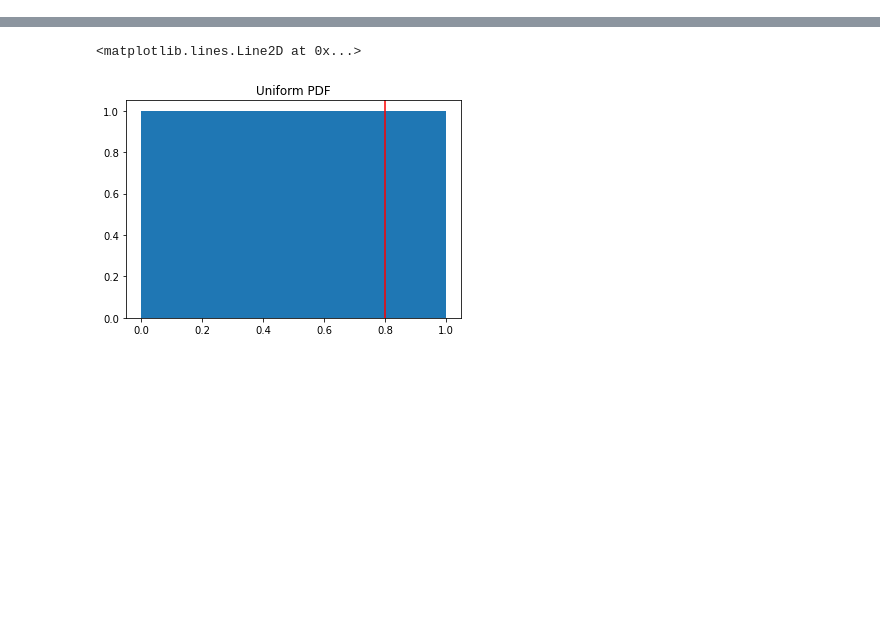
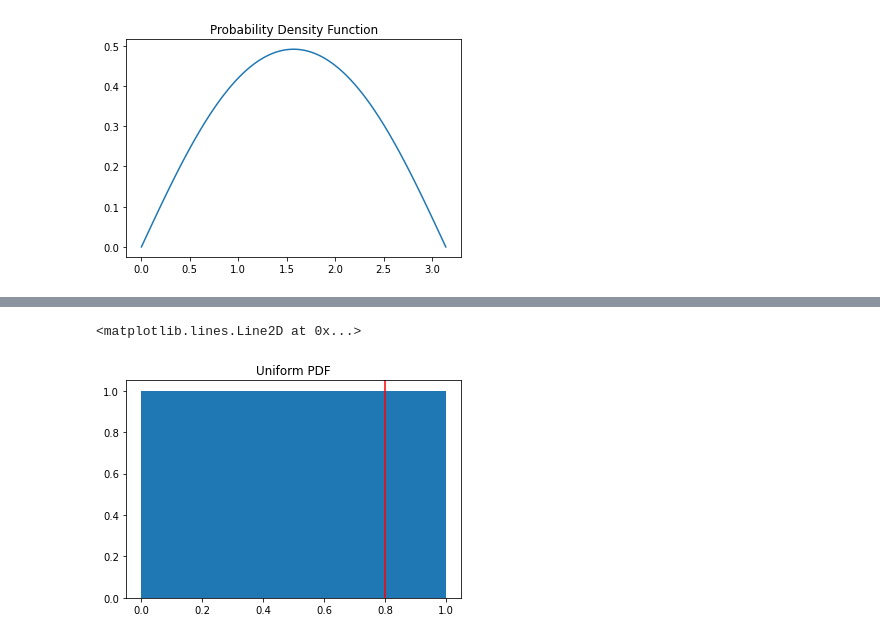
Before and after one commit to jjackson1994/Muon_Project, a Jupyter notebook: Daniels Part 4.ipynb, the cells around one changed output, grey strips where cells are left out. Drawn from its saved outputs; the diff is of its cells as text; code cells hidden in the pictures; blank space fills up the shorter version.

Commit message:
First complete draft of part 4. Small update on thetagen2 that allows you to put in whatever energy 's' required

```diff
--- a/Daniels Part 4.ipynb
+++ b/Daniels Part 4.ipynb
@@ -95,0 +100,82 @@ SciPy has a function for inerpolation called interpl1d and this will be used to
+# %%
+#The functions use eachother and the constants. It is advisable to paste the whole cell into your code, or save it as .py and import it in.
+
+import matplotlib.pyplot as plt
+import numpy as np
+import math
+from scipy.interpolate import interp1d
+import numpy.random as npr
+import axispi as axp
+
+#conversion factor
+#con1 = 2.56819e-3 #MeV−2,  (DCS MeV-2)/con1 = DCS barns
+#----------constants-------------
+e = 1.6e-19
+#Electron and Muon mass squared
+mu2 = 105.658**2 #Mev^2
+me2 = 0.5110**2 #Mev^2
+S = 4*mu2 + 5000 #5000MeV^2 over threshold energy
+#---------------------------------
+
+def ab(s):
+    #more constants to simplify calculation
+    ce = 1-(4*me2/s)
+    cu = 1-(4*mu2/s)
+    c1 = e**4/(64 * math.pi**2 * s)
+    c2 = c1 * cu**(1/2) * ce**(-1/2)
+
+    a = c2 * (1+(4/s)*(me2+mu2))
+    b = c2 * (1-(4*mu2/s)) * (1-(4*me2/s))
+    return a, b
+
+#differential cross section
+def dcs(theta,s):#theta - ejection angle #s - CoM energy squared
+    a,b = ab(s)
+    return a+b*math.cos(theta)**2
+
+#total cross section
+def sigma(s):#s - CoM energy squared
+    a,b = ab(s)
+    return (4*math.pi/3)*(3*a + b)
+
+#############################################################################
+
+#probability density function, PDF of ejection angles
+def pdf(theta,s):#theta - ejection angle #s - CoM energy squared
+    a,b = ab(s)
+    sig = sigma(s)
+    DCS = dcs(theta,s)
+    return (2*math.pi*math.sin(theta)/sig)*DCS
+
+#Cumulitive Density Function. Probability a THETA sampled is less than theta in the function.
+def cdf(theta,s):
+    a,b = ab(s)
+    sig = sigma(s)
+    return (2*math.pi/sig)*((-math.cos(theta)*(3*a+b*math.cos(theta)**2)*1/3)+ a)
+
+#Theta Generation, Sampling from the PDF, Using Inverse CDF Method
+def thetaGen2(howMany,s):#howMany - the number of thetas to generate
+    #generate the lookup table for the inverse function
+    theta = np.linspace(0,math.pi,100)
+    CDF = [cdf(x,s) for x in theta]
+    PDF = [pdf(x,s) for x in theta]
+    #thetaPredictor is the inverse CDF brought about using a look up table (theta,CDF) and interpolation
+    thetaPredictor = interp1d(CDF, theta, kind = "linear")
+    return [float(thetaPredictor(x)) for x in npr.uniform(min(CDF),max(CDF),howMany)]
+
+theta = np.linspace(0,math.pi,100)
+PDF = [pdf(x,S) for x in theta]
+CDF = [cdf(x,S) for x in theta]
+
+figPDF = plt.figure()
+plt.plot(theta,PDF)
+plt.title('Probability Density Function')
+
+figCDF = plt.figure()
+plt.plot(theta,CDF)
+plt.title('Cumulative Density Function')
+
+figThetaGen = plt.figure()
+plt.hist(thetaGen2(1000,S))
+plt.title('Generated Muon Angular Distribution')
+# %% [output]
@@ -95,0 +183 @@ SciPy has a function for inerpolation called interpl1d and this will be used to
+[figure, added]
```
Also changed, not shown: parts of 2 cells of this notebook, 1 other file.
